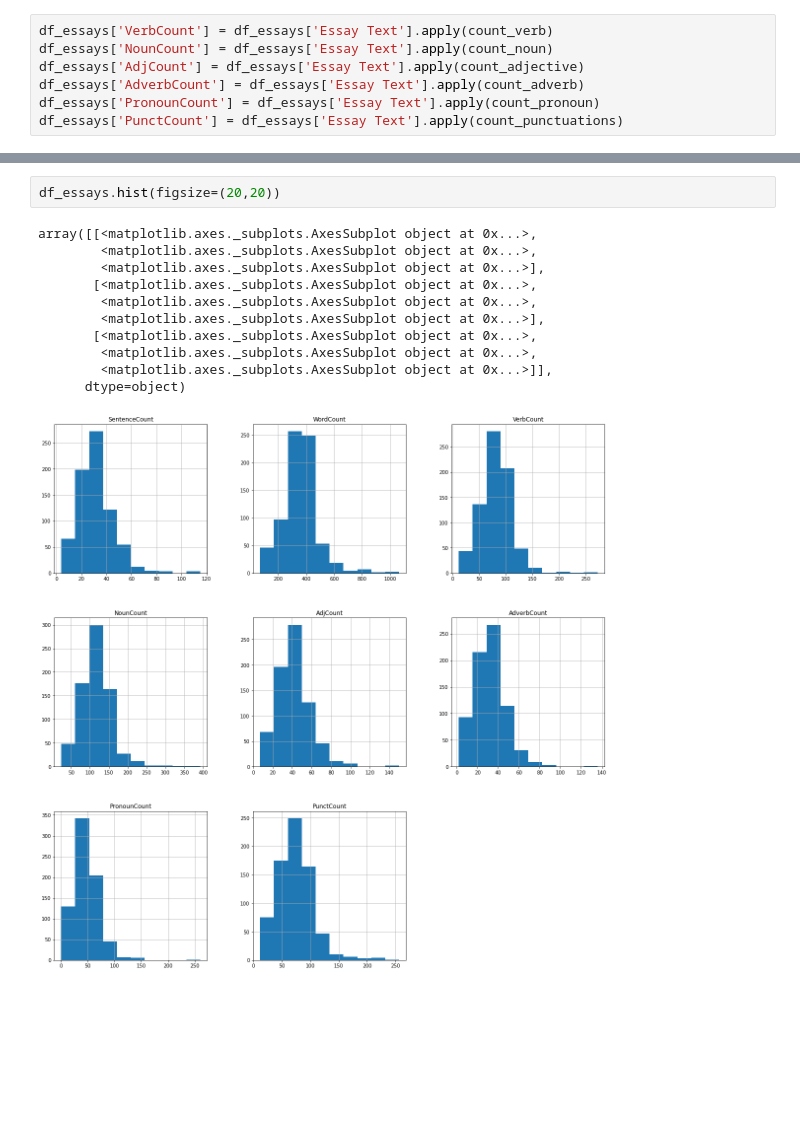
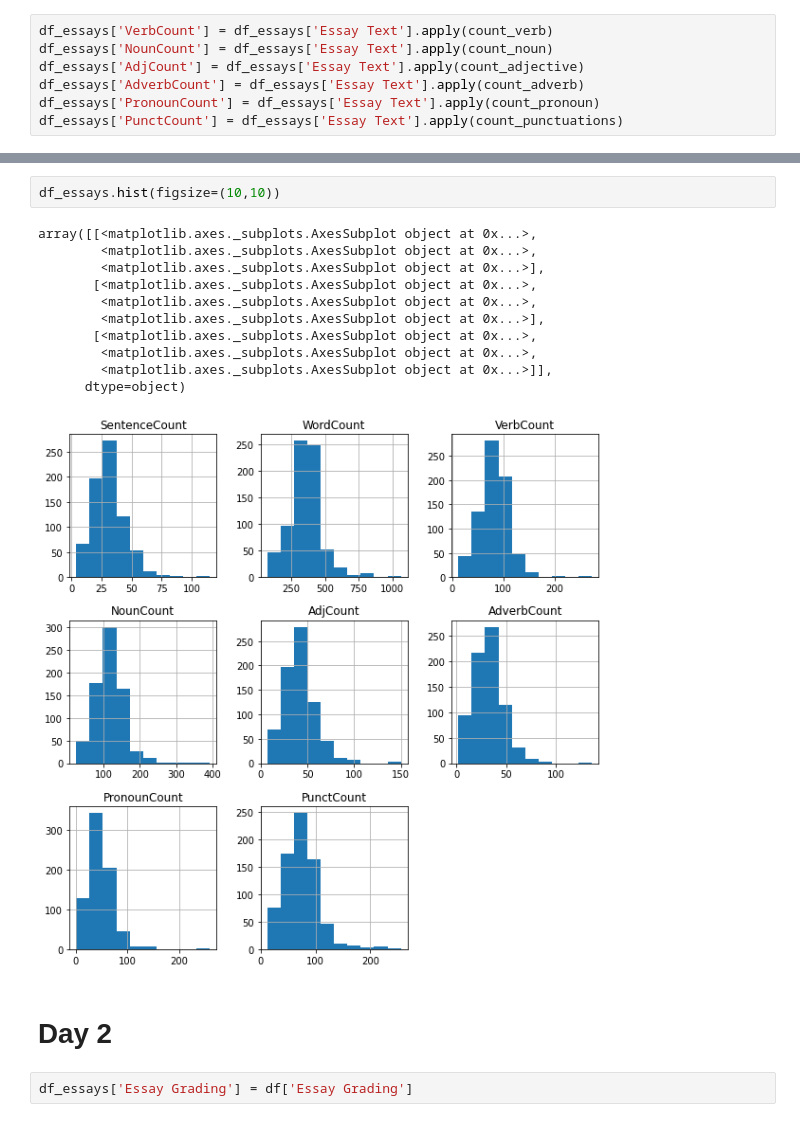
Before and after one commit to netgvarun2012/Blackbox, a Jupyter notebook: TextifyProofReading.ipynb, the cells around one changed output, grey strips where cells are left out. Saved outputs shown, nothing was run; the diff lists cells and outputs as text; blank space fills up the shorter version.

```diff
--- a/TextifyProofReading.ipynb
+++ b/TextifyProofReading.ipynb
@@ -205,16 +207,20 @@ df_essays.head()
 | 3 | THIS SUMMER, I WENT TO THE govern... | 20 | 308 | 69 | 89 | 40 | 37 | 43 | ... |
 | 4 | THIS PAST SUMMER I HAD THE opport... | 23 | 320 | 53 | 107 | 35 | 28 | 28 | ... |
 # %%
-df_essays.hist(figsize=(20,20))
+df_essays.hist(figsize=(10,10))
 # %% [output]
 array([[<matplotlib.axes._subplots.AxesSubplot object at 0x...>,
         <matplotlib.axes._subplots.AxesSubplot object at 0x...>,
         <matplotlib.axes._subplots.AxesSubplot object at 0x...>],
        [<matplotlib.axes._subplots.AxesSubplot object at 0x...>,
         <matplotlib.axes._subplots.AxesSubplot object at 0x...>,
         <matplotlib.axes._subplots.AxesSubplot object at 0x...>],
        [<matplotlib.axes._subplots.AxesSubplot object at 0x...>,
         <matplotlib.axes._subplots.AxesSubplot object at 0x...>,
         <matplotlib.axes._subplots.AxesSubplot object at 0x...>]],
       dtype=object)
-[figure, old version]
+[figure, new version]
+# %% [markdown]
+# Day 2
+# %%
+df_essays['Essay Grading'] = df['Essay Grading']
```
Also changed, not shown: parts of 17 cells of this notebook.
